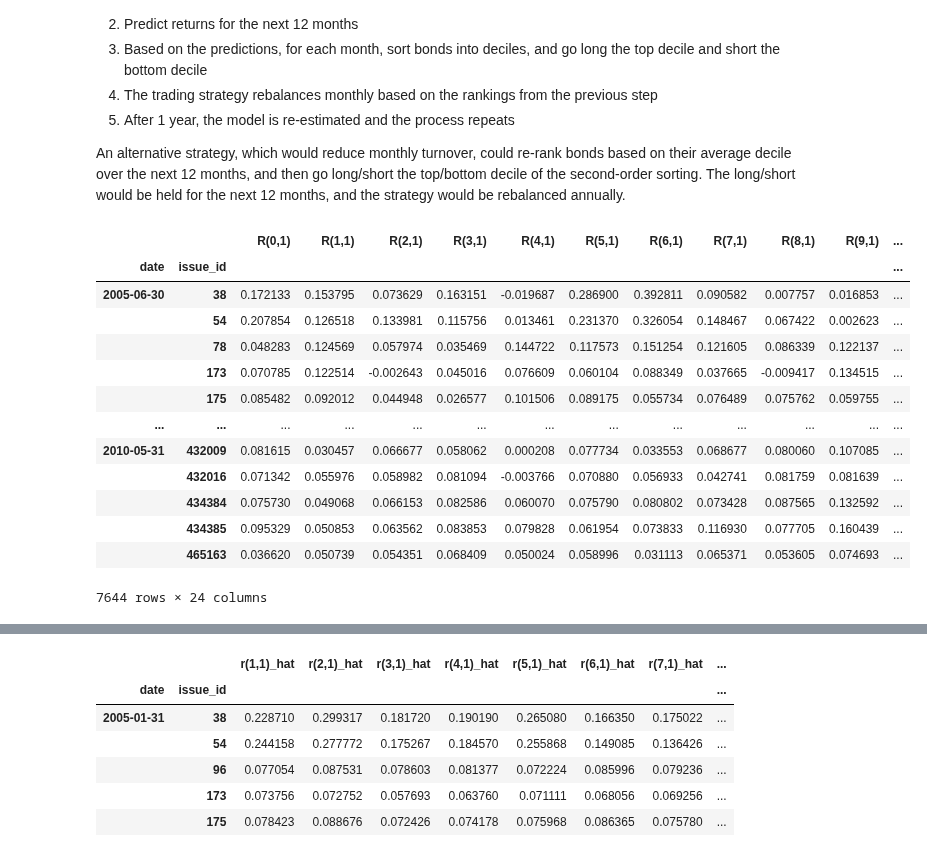
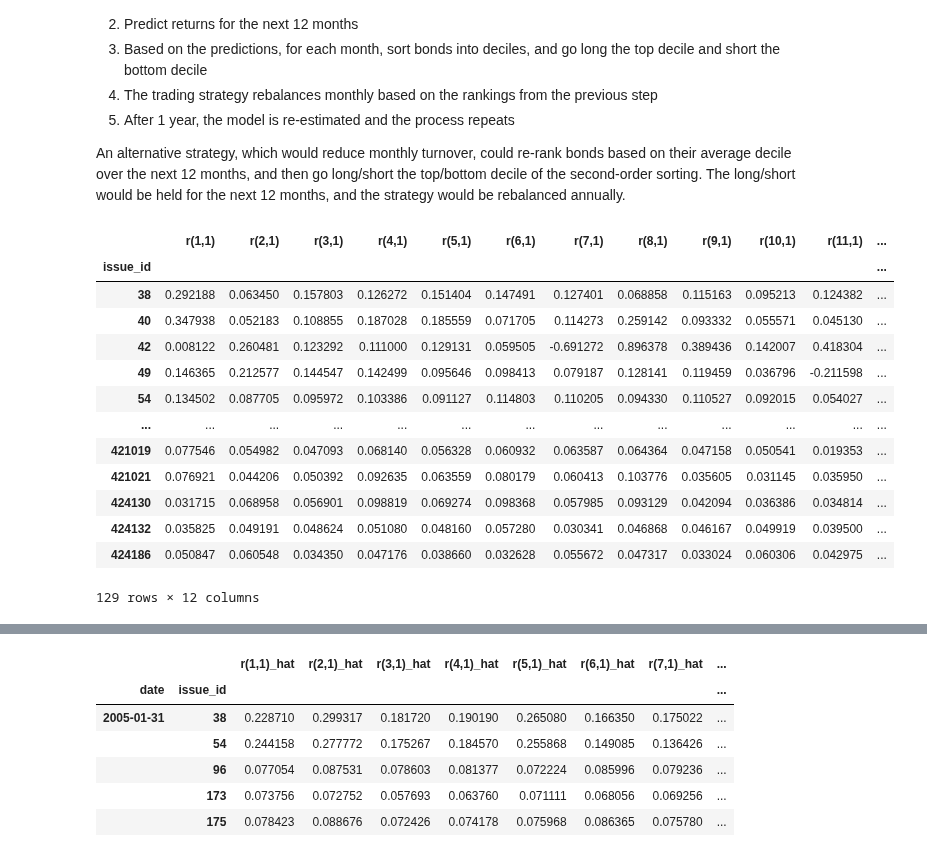
Before and after one commit to santoromano/Corporate-Bond-Factors, a Jupyter notebook: empirics.ipynb, the cells around one changed output, grey strips where cells are left out. Saved outputs shown, nothing was run; the diff lists cells and outputs as text; code cells hidden in the pictures.

```diff
--- a/empirics.ipynb
+++ b/empirics.ipynb
@@ -150,19 +150,19 @@ model_data = df.loc["2004-7":"2021-01"].dropna()
 X = model_data.loc[:,'R(0,1)':'R(23,1)']
 Y = model_data.loc[:,'r(1,1)':'r(12,1)']
 # %%
-X.loc[X.index.levels[0][30:].values[5:65]]
+Y.loc[Y.index.levels[0][30:].values[59]]
 # %% [output]
-|  |  | R(0,1) | R(1,1) | R(2,1) | R(3,1) | R(4,1) | R(5,1) | R(6,1) | R(7,1) | R(8,1) | R(9,1) | ... |
-| date | issue_id |  |  |  |  |  |  |  |  |  |  | ... |
-| 2005-06-30 | 38 | 0.172133 | 0.153795 | 0.073629 | 0.163151 | -0.019687 | 0.286900 | 0.392811 | 0.090582 | 0.007757 | 0.016853 | ... |
-|  | 54 | 0.207854 | 0.126518 | 0.133981 | 0.115756 | 0.013461 | 0.231370 | 0.326054 | 0.148467 | 0.067422 | 0.002623 | ... |
-|  | 78 | 0.048283 | 0.124569 | 0.057974 | 0.035469 | 0.144722 | 0.117573 | 0.151254 | 0.121605 | 0.086339 | 0.122137 | ... |
-|  | 173 | 0.070785 | 0.122514 | -0.002643 | 0.045016 | 0.076609 | 0.060104 | 0.088349 | 0.037665 | -0.009417 | 0.134515 | ... |
-|  | 175 | 0.085482 | 0.092012 | 0.044948 | 0.026577 | 0.101506 | 0.089175 | 0.055734 | 0.076489 | 0.075762 | 0.059755 | ... |
+|  | r(1,1) | r(2,1) | r(3,1) | r(4,1) | r(5,1) | r(6,1) | r(7,1) | r(8,1) | r(9,1) | r(10,1) | r(11,1) | ... |
+| issue_id |  |  |  |  |  |  |  |  |  |  |  | ... |
+| 38 | 0.292188 | 0.063450 | 0.157803 | 0.126272 | 0.151404 | 0.147491 | 0.127401 | 0.068858 | 0.115163 | 0.095213 | 0.124382 | ... |
+| 40 | 0.347938 | 0.052183 | 0.108855 | 0.187028 | 0.185559 | 0.071705 | 0.114273 | 0.259142 | 0.093332 | 0.055571 | 0.045130 | ... |
+| 42 | 0.008122 | 0.260481 | 0.123292 | 0.111000 | 0.129131 | 0.059505 | -0.691272 | 0.896378 | 0.389436 | 0.142007 | 0.418304 | ... |
+| 49 | 0.146365 | 0.212577 | 0.144547 | 0.142499 | 0.095646 | 0.098413 | 0.079187 | 0.128141 | 0.119459 | 0.036796 | -0.211598 | ... |
+| 54 | 0.134502 | 0.087705 | 0.095972 | 0.103386 | 0.091127 | 0.114803 | 0.110205 | 0.094330 | 0.110527 | 0.092015 | 0.054027 | ... |
 | ... | ... | ... | ... | ... | ... | ... | ... | ... | ... | ... | ... | ... |
-| 2010-05-31 | 432009 | 0.081615 | 0.030457 | 0.066677 | 0.058062 | 0.000208 | 0.077734 | 0.033553 | 0.068677 | 0.080060 | 0.107085 | ... |
-|  | 432016 | 0.071342 | 0.055976 | 0.058982 | 0.081094 | -0.003766 | 0.070880 | 0.056933 | 0.042741 | 0.081759 | 0.081639 | ... |
-|  | 434384 | 0.075730 | 0.049068 | 0.066153 | 0.082586 | 0.060070 | 0.075790 | 0.080802 | 0.073428 | 0.087565 | 0.132592 | ... |
-|  | 434385 | 0.095329 | 0.050853 | 0.063562 | 0.083853 | 0.079828 | 0.061954 | 0.073833 | 0.116930 | 0.077705 | 0.160439 | ... |
-|  | 465163 | 0.036620 | 0.050739 | 0.054351 | 0.068409 | 0.050024 | 0.058996 | 0.031113 | 0.065371 | 0.053605 | 0.074693 | ... |
+| 421019 | 0.077546 | 0.054982 | 0.047093 | 0.068140 | 0.056328 | 0.060932 | 0.063587 | 0.064364 | 0.047158 | 0.050541 | 0.019353 | ... |
+| 421021 | 0.076921 | 0.044206 | 0.050392 | 0.092635 | 0.063559 | 0.080179 | 0.060413 | 0.103776 | 0.035605 | 0.031145 | 0.035950 | ... |
+| 424130 | 0.031715 | 0.068958 | 0.056901 | 0.098819 | 0.069274 | 0.098368 | 0.057985 | 0.093129 | 0.042094 | 0.036386 | 0.034814 | ... |
+| 424132 | 0.035825 | 0.049191 | 0.048624 | 0.051080 | 0.048160 | 0.057280 | 0.030341 | 0.046868 | 0.046167 | 0.049919 | 0.039500 | ... |
+| 424186 | 0.050847 | 0.060548 | 0.034350 | 0.047176 | 0.038660 | 0.032628 | 0.055672 | 0.047317 | 0.033024 | 0.060306 | 0.042975 | ... |
-7644 rows × 24 columns
+129 rows × 12 columns
```
Also changed, not shown: parts of 7 cells of this notebook.
